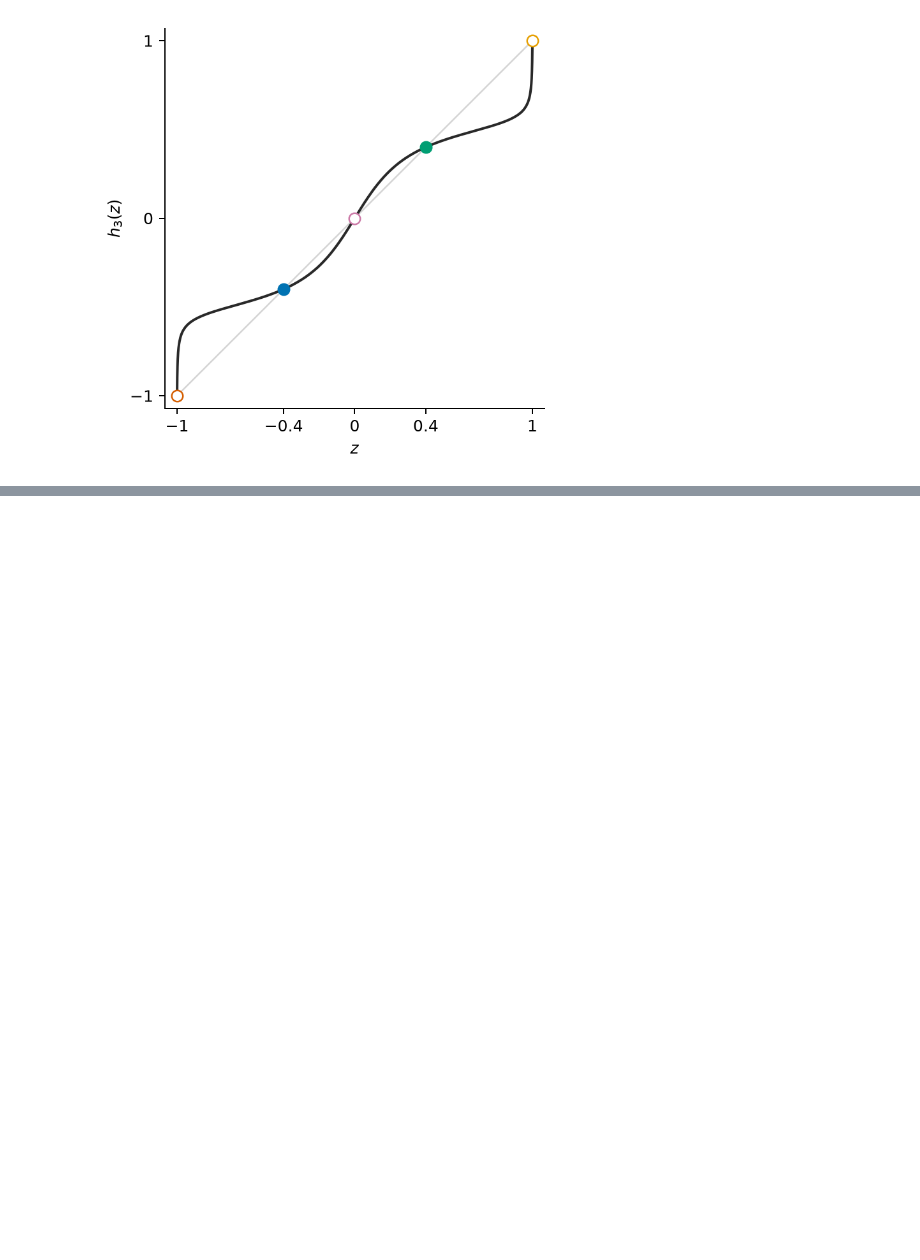
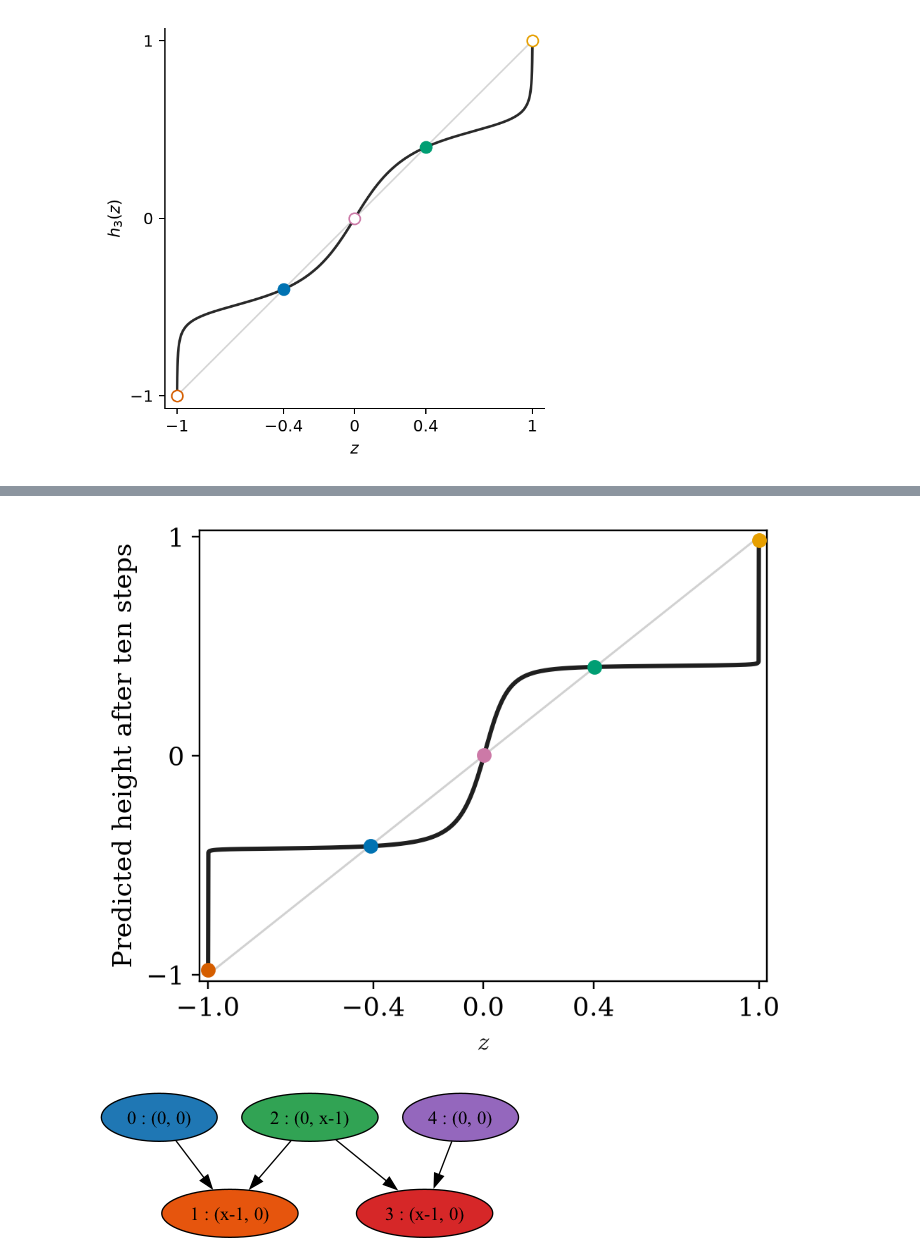
Before and after one commit to bernardorivas/2027_L4DC_EquivariantMorseGraphs, a Jupyter notebook: code-kaito/notebooks/01_sphere.ipynb, the cells around one changed output, grey strips where cells are left out. Cells and saved outputs as stored; diff of their text form; code cells hidden in the pictures; blank space fills up the shorter version.

```diff
--- a/code-kaito/notebooks/01_sphere.ipynb
+++ b/code-kaito/notebooks/01_sphere.ipynb
@@ -277,0 +222,5 @@ show_conjugacy_check(fit)
+# %%
+show_dynamics()
+# %% [output]
+[figure, added]
+[figure, added]
```
Also changed, not shown: parts of 27 cells of this notebook, 7 other files.
